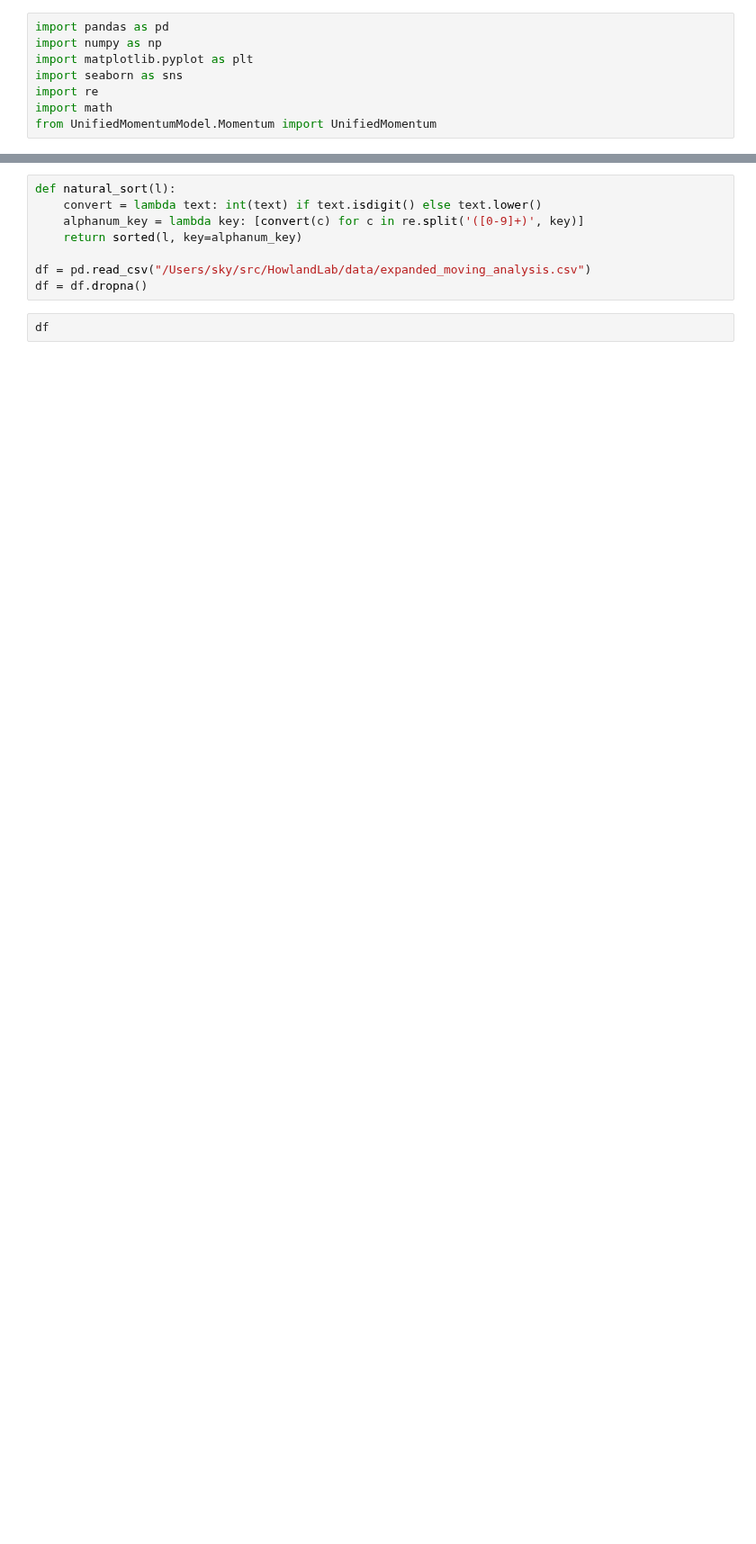
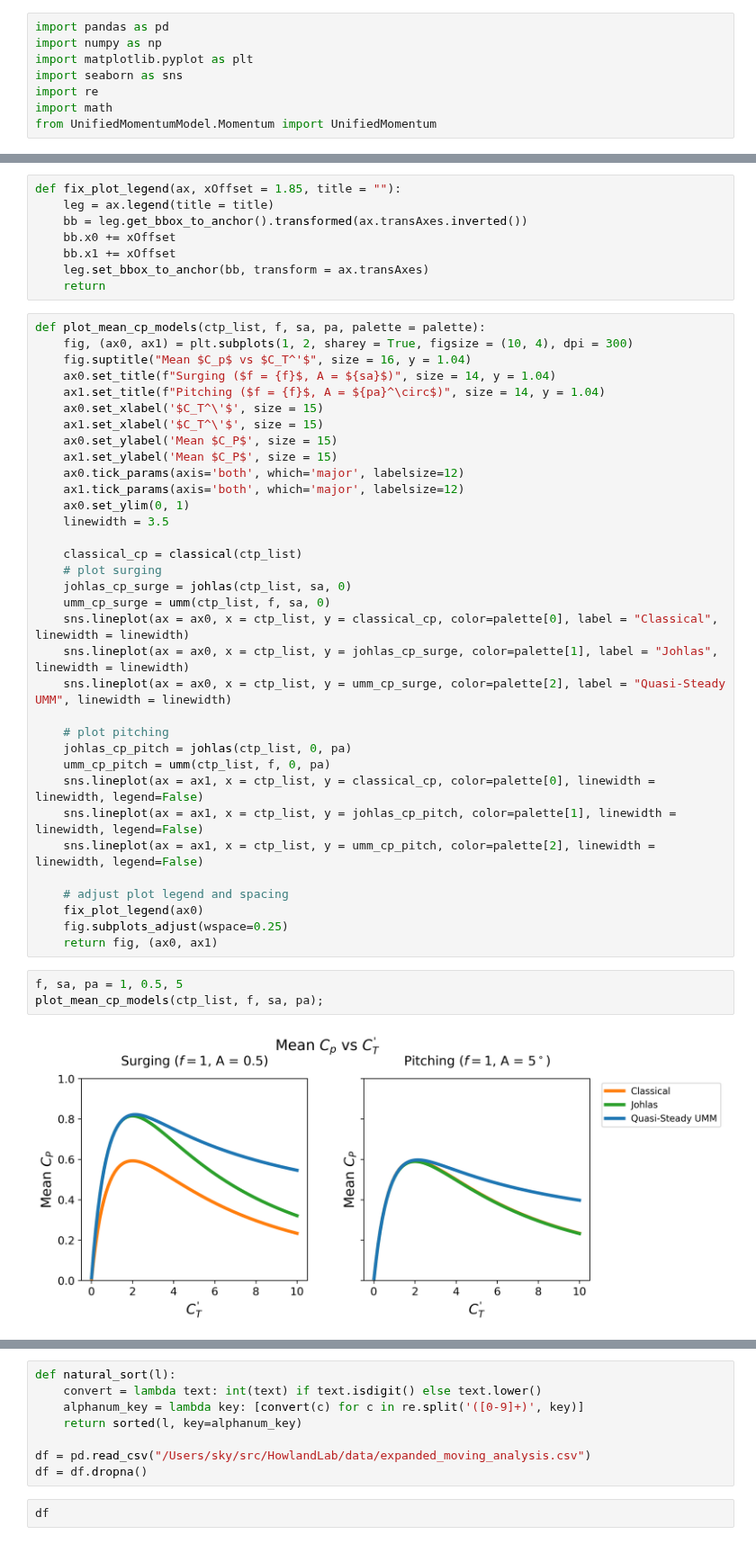
Before and after one commit to skygering/SimsPadeOps, a Jupyter notebook: analysis/movement_exploration.ipynb, the cells around one changed output, grey strips where cells are left out. Shown at 90% size. Drawn from its saved outputs; the diff is of its cells as text; blank space fills up the shorter version.

Commit message:
Update movement exploration graphs

```diff
--- a/analysis/movement_exploration.ipynb
+++ b/analysis/movement_exploration.ipynb
@@ -25,0 +41,47 @@ def johlas(cp, sa, pa):
+# %%
+def fix_plot_legend(ax, xOffset = 1.85, title = ""):
+    leg = ax.legend(title = title)
+    bb = leg.get_bbox_to_anchor().transformed(ax.transAxes.inverted())
+    bb.x0 += xOffset
+    bb.x1 += xOffset
+    leg.set_bbox_to_anchor(bb, transform = ax.transAxes)
+    return
+# %%
+def plot_mean_cp_models(ctp_list, f, sa, pa, palette = palette):
+    fig, (ax0, ax1) = plt.subplots(1, 2, sharey = True, figsize = (10, 4), dpi = 300)
+    fig.suptitle("Mean $C_p$ vs $C_T^'$", size = 16, y = 1.04)
+    ax0.set_title(f"Surging ($f = {f}$, A = ${sa}$)", size = 14, y = 1.04)
+    ax1.set_title(f"Pitching ($f = {f}$, A = ${pa}^\circ$)", size = 14, y = 1.04)
+    ax0.set_xlabel('$C_T^\'$', size = 15)
+    ax1.set_xlabel('$C_T^\'$', size = 15)
+    ax0.set_ylabel('Mean $C_P$', size = 15)
+    ax1.set_ylabel('Mean $C_P$', size = 15)
+    ax0.tick_params(axis='both', which='major', labelsize=12)
+    ax1.tick_params(axis='both', which='major', labelsize=12)
+    ax0.set_ylim(0, 1)
+    linewidth = 3.5
+
+    classical_cp = classical(ctp_list)
+    # plot surging
+    johlas_cp_surge = johlas(ctp_list, sa, 0)
+    umm_cp_surge = umm(ctp_list, f, sa, 0)
+    sns.lineplot(ax = ax0, x = ctp_list, y = classical_cp, color=palette[0], label = "Classical", linewidth = linewidth)
+    sns.lineplot(ax = ax0, x = ctp_list, y = johlas_cp_surge, color=palette[1], label = "Johlas", linewidth = linewidth)
+    sns.lineplot(ax = ax0, x = ctp_list, y = umm_cp_surge, color=palette[2], label = "Quasi-Steady UMM", linewidth = linewidth)
+
+    # plot pitching
+    johlas_cp_pitch = johlas(ctp_list, 0, pa)
+    umm_cp_pitch = umm(ctp_list, f, 0, pa)
+    sns.lineplot(ax = ax1, x = ctp_list, y = classical_cp, color=palette[0], linewidth = linewidth, legend=False)
+    sns.lineplot(ax = ax1, x = ctp_list, y = johlas_cp_pitch, color=palette[1], linewidth = linewidth, legend=False)
+    sns.lineplot(ax = ax1, x = ctp_list, y = umm_cp_pitch, color=palette[2], linewidth = linewidth, legend=False)
+
+    # adjust plot legend and spacing
+    fix_plot_legend(ax0)
+    fig.subplots_adjust(wspace=0.25)
+    return fig, (ax0, ax1)
+# %%
+f, sa, pa = 1, 0.5, 5
+plot_mean_cp_models(ctp_list, f, sa, pa);
+# %% [output]
+[figure, added]
```
Also changed, not shown: parts of 28 cells of this notebook, 3 other files.
